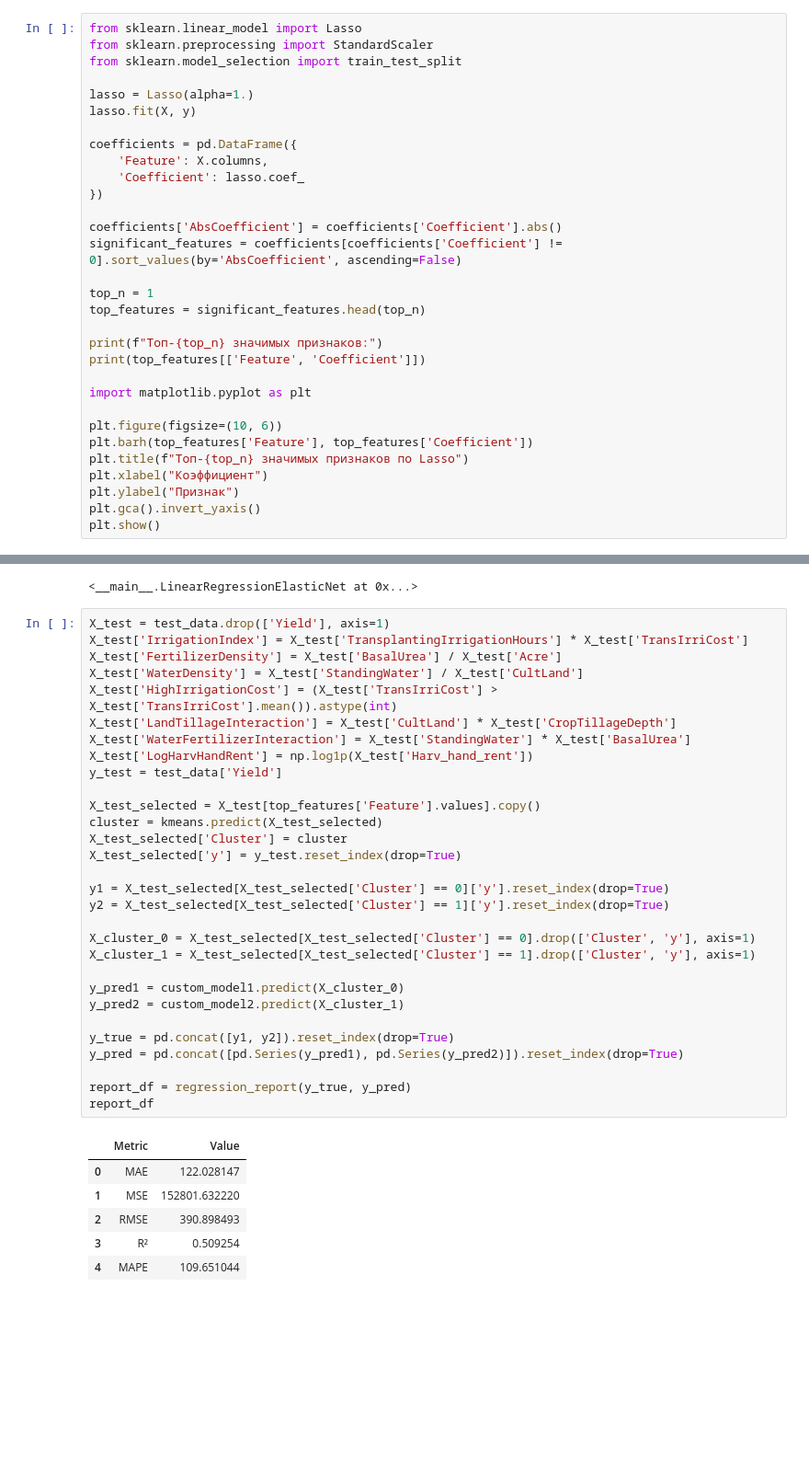
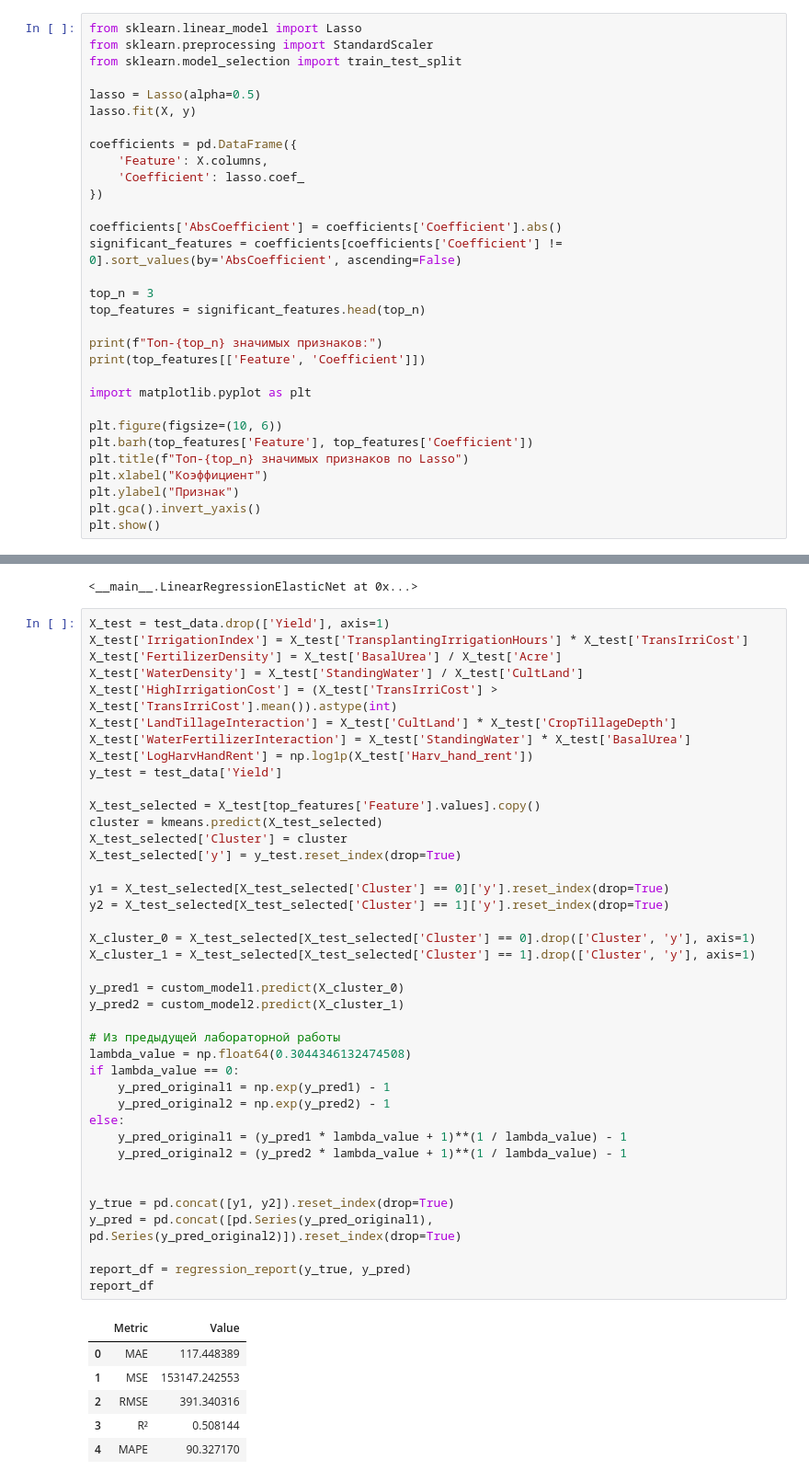
Before and after one commit to slikyumsh/MOMO, a Jupyter notebook: Lab4/lab.ipynb, the cells around one changed output, grey strips where cells are left out. Shown at 92% size. Saved outputs shown, nothing was run; the diff lists cells and outputs as text; blank space fills up the shorter version.

```diff
--- a/Lab4/lab.ipynb
+++ b/Lab4/lab.ipynb
@@ -173,7 +173,7 @@ from sklearn.linear_model import Lasso
 from sklearn.preprocessing import StandardScaler
 from sklearn.model_selection import train_test_split
 
-lasso = Lasso(alpha=1.)
+lasso = Lasso(alpha=0.5)
 lasso.fit(X, y)
 
 coefficients = pd.DataFrame({
@@ -184,7 +184,7 @@ coefficients = pd.DataFrame({
 coefficients['AbsCoefficient'] = coefficients['Coefficient'].abs()
 significant_features = coefficients[coefficients['Coefficient'] != 0].sort_values(by='AbsCoefficient', ascending=False)
 
-top_n = 1
+top_n = 3
 top_features = significant_features.head(top_n)
 
 print(f"Топ-{top_n} значимых признаков:")
@@ -363,39 +364,49 @@ custom_model2.fit(X2.drop(['y', 'Cluster'], axis=1), X2['y'])
 X_test = test_data.drop(['Yield'], axis=1)
 X_test['IrrigationIndex'] = X_test['TransplantingIrrigationHours'] * X_test['TransIrriCost']
 X_test['FertilizerDensity'] = X_test['BasalUrea'] / X_test['Acre']
 X_test['WaterDensity'] = X_test['StandingWater'] / X_test['CultLand']
 X_test['HighIrrigationCost'] = (X_test['TransIrriCost'] > X_test['TransIrriCost'].mean()).astype(int)
 X_test['LandTillageInteraction'] = X_test['CultLand'] * X_test['CropTillageDepth']
 X_test['WaterFertilizerInteraction'] = X_test['StandingWater'] * X_test['BasalUrea']
 X_test['LogHarvHandRent'] = np.log1p(X_test['Harv_hand_rent'])
 y_test = test_data['Yield']
 
 X_test_selected = X_test[top_features['Feature'].values].copy()
 cluster = kmeans.predict(X_test_selected)
 X_test_selected['Cluster'] = cluster
 X_test_selected['y'] = y_test.reset_index(drop=True)
 
 y1 = X_test_selected[X_test_selected['Cluster'] == 0]['y'].reset_index(drop=True)
 y2 = X_test_selected[X_test_selected['Cluster'] == 1]['y'].reset_index(drop=True)
 
 X_cluster_0 = X_test_selected[X_test_selected['Cluster'] == 0].drop(['Cluster', 'y'], axis=1)
 X_cluster_1 = X_test_selected[X_test_selected['Cluster'] == 1].drop(['Cluster', 'y'], axis=1)
 
 y_pred1 = custom_model1.predict(X_cluster_0)
 y_pred2 = custom_model2.predict(X_cluster_1)
 
+# Из предыдущей лабораторной работы
+lambda_value = np.float64(0.3044346132474508)
+if lambda_value == 0:
+    y_pred_original1 = np.exp(y_pred1) - 1
+    y_pred_original2 = np.exp(y_pred2) - 1
+else:
+    y_pred_original1 = (y_pred1 * lambda_value + 1)**(1 / lambda_value) - 1
+    y_pred_original2 = (y_pred2 * lambda_value + 1)**(1 / lambda_value) - 1
+
+
 y_true = pd.concat([y1, y2]).reset_index(drop=True)
-y_pred = pd.concat([pd.Series(y_pred1), pd.Series(y_pred2)]).reset_index(drop=True)
+y_pred = pd.concat([pd.Series(y_pred_original1), pd.Series(y_pred_original2)]).reset_index(drop=True)
 
 report_df = regression_report(y_true, y_pred)
 report_df
 # %% [output]
 |  | Metric | Value |
-| 0 | MAE | 122.028147 |
-| 1 | MSE | 152801.632220 |
-| 2 | RMSE | 390.898493 |
-| 3 | R² | 0.509254 |
-| 4 | MAPE | 109.651044 |
+| 0 | MAE | 117.448389 |
+| 1 | MSE | 153147.242553 |
+| 2 | RMSE | 391.340316 |
+| 3 | R² | 0.508144 |
+| 4 | MAPE | 90.327170 |
 # %%
 metrics = pd.read_csv("../metrics.csv")
 new_metrics = pd.merge(metrics, report_df, on='Metric', how='outer')
```
Also changed, not shown: parts of 7 cells of this notebook.
